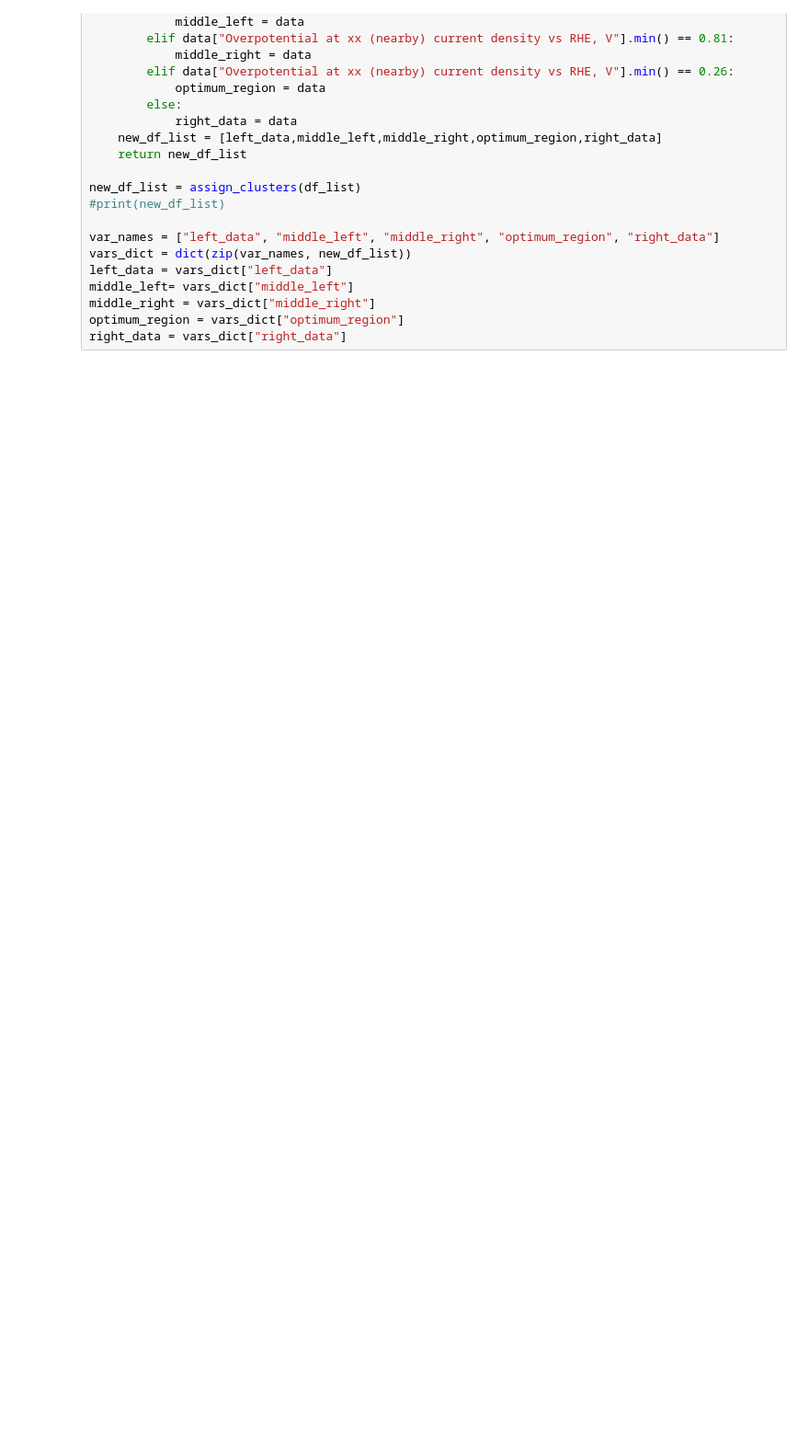
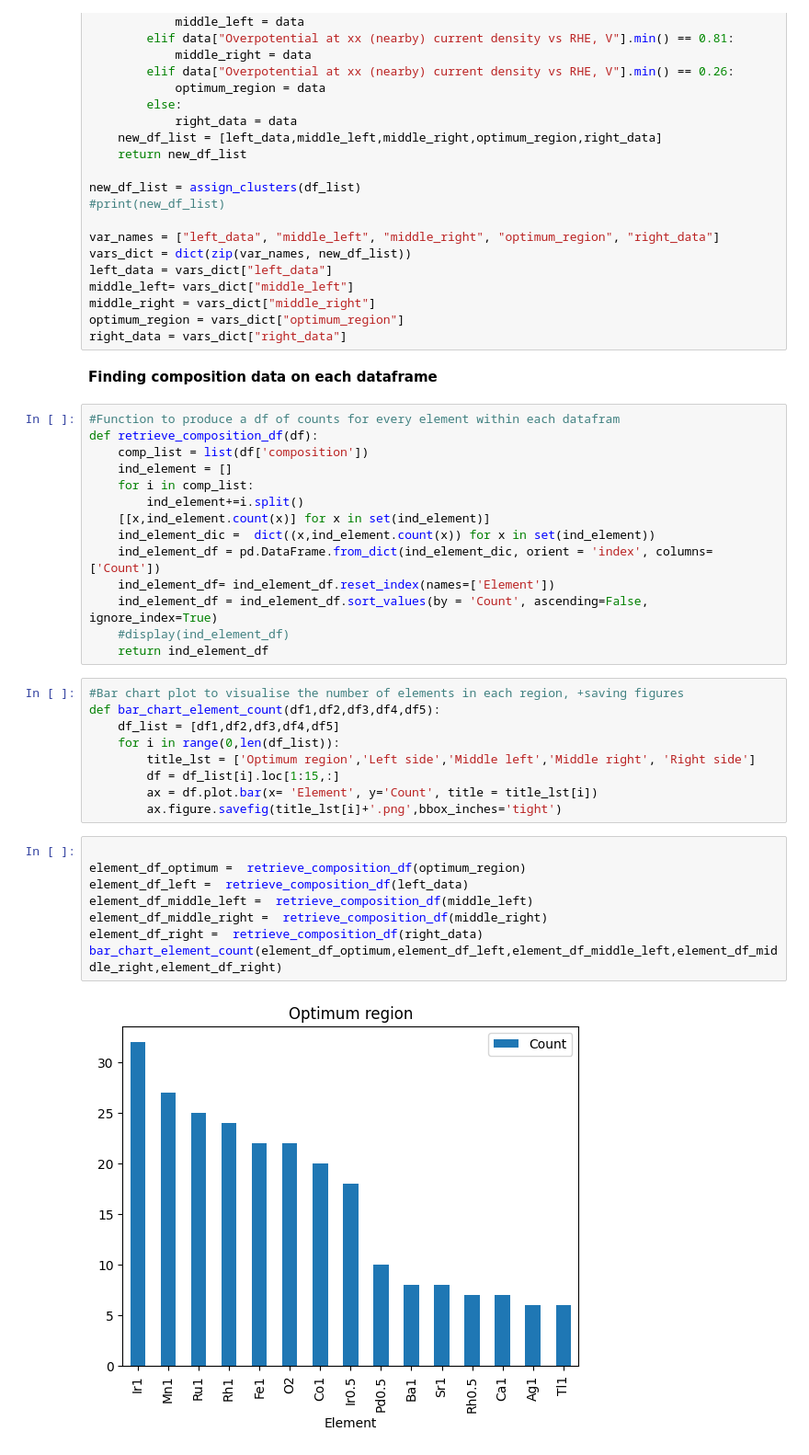
Before and after one commit to fahim-ah/Yr3-Project, a Jupyter notebook: Data cluster exploration file.ipynb, the cells around one changed output. Shown: that part at 92% size. Saved outputs shown, nothing was run; the diff lists cells and outputs as text; blank space fills up the shorter version.

Commit message:
Element analysis

```diff
--- a/Data cluster exploration file.ipynb
+++ b/Data cluster exploration file.ipynb
@@ -64,3 +64,38 @@ middle_left= vars_dict["middle_left"]
 middle_right = vars_dict["middle_right"]
 optimum_region = vars_dict["optimum_region"]
 right_data = vars_dict["right_data"]
+# %% [markdown]
+**Finding composition data on each dataframe**
+# %%
+#Function to produce a df of counts for every element within each datafram
+def retrieve_composition_df(df):
+    comp_list = list(df['composition'])
+    ind_element = []
+    for i in comp_list:
+        ind_element+=i.split()
+    [[x,ind_element.count(x)] for x in set(ind_element)]
+    ind_element_dic =  dict((x,ind_element.count(x)) for x in set(ind_element))
+    ind_element_df = pd.DataFrame.from_dict(ind_element_dic, orient = 'index', columns=['Count'])
+    ind_element_df= ind_element_df.reset_index(names=['Element'])
+    ind_element_df = ind_element_df.sort_values(by = 'Count', ascending=False, ignore_index=True)
+    #display(ind_element_df)
+    return ind_element_df
+# %%
+#Bar chart plot to visualise the number of elements in each region, +saving figures
+def bar_chart_element_count(df1,df2,df3,df4,df5):
+    df_list = [df1,df2,df3,df4,df5]
+    for i in range(0,len(df_list)):
+        title_lst = ['Optimum region','Left side','Middle left','Middle right', 'Right side']
+        df = df_list[i].loc[1:15,:]
+        ax = df.plot.bar(x= 'Element', y='Count', title = title_lst[i])
+        ax.figure.savefig(title_lst[i]+'.png',bbox_inches='tight')
+# %%
+
+element_df_optimum =  retrieve_composition_df(optimum_region)
+element_df_left =  retrieve_composition_df(left_data)
+element_df_middle_left =  retrieve_composition_df(middle_left)
+element_df_middle_right =  retrieve_composition_df(middle_right)
+element_df_right =  retrieve_composition_df(right_data)
+bar_chart_element_count(element_df_optimum,element_df_left,element_df_middle_left,element_df_middle_right,element_df_right)
+# %% [output]
+[figure, added]
```
Also changed, not shown: parts of 2 cells of this notebook, 19 other files.
